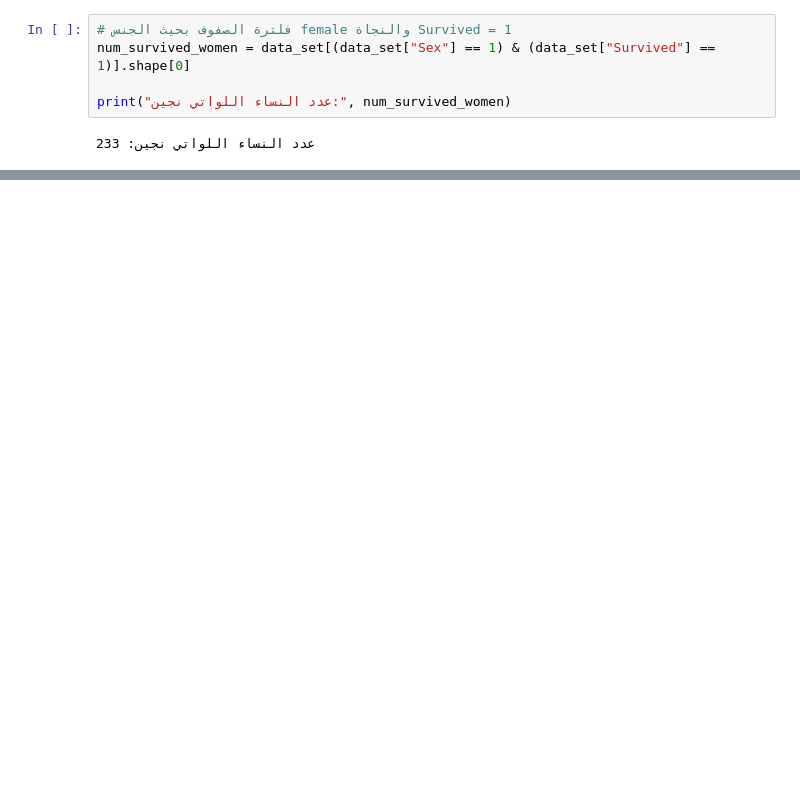
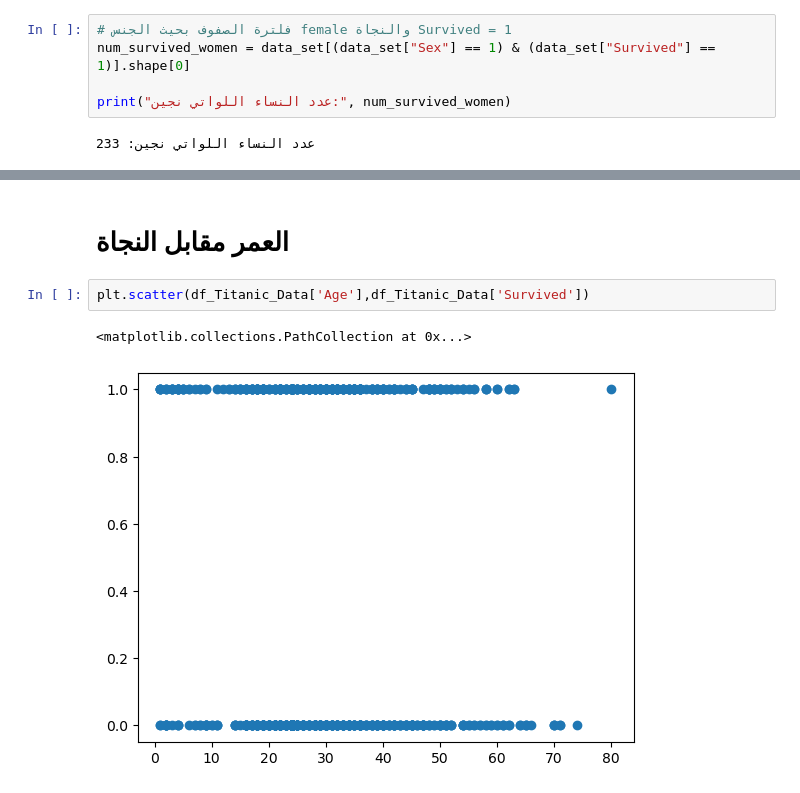
Before and after one commit to Loai-Alrazi/Python, a Jupyter notebook: Data analays/Titanic_Data.ipynb, the cells around one changed output, grey strips where cells are left out. Drawn from its saved outputs; the diff is of its cells as text; blank space fills up the shorter version.

```diff
--- a/Data analays/Titanic_Data.ipynb
+++ b/Data analays/Titanic_Data.ipynb
@@ -99,0 +144,7 @@ print("عدد النساء اللواتي نجين:", num_survived_women)
+# %% [markdown]
+# العمر مقابل النجاة
+# %%
+plt.scatter(df_Titanic_Data['Age'],df_Titanic_Data['Survived'])
+# %% [output]
+<matplotlib.collections.PathCollection at 0x...>
+[figure, added]
```
Also changed, not shown: parts of 12 cells of this notebook.
